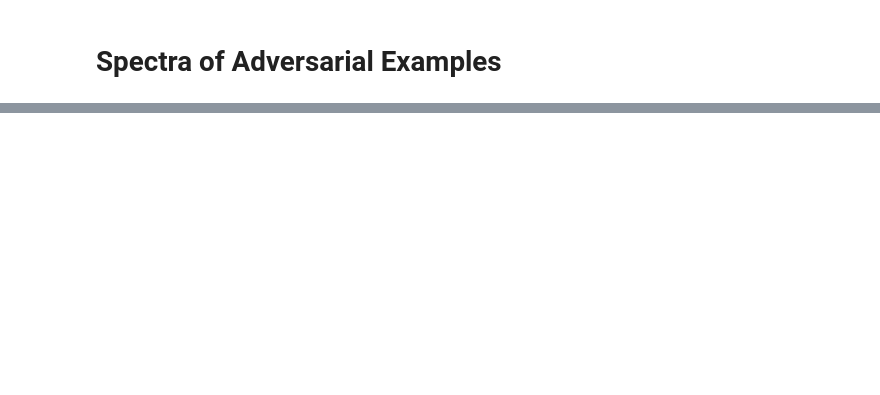
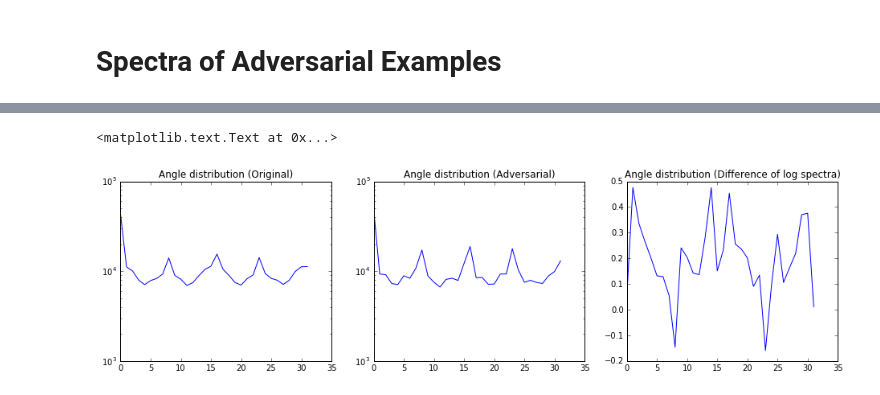
Before and after one commit to chris-code/master-thesis, a Jupyter notebook: notebooks/spectra.ipynb, the cells around one changed output, grey strips where cells are left out. Drawn from its saved outputs; the diff is of its cells as text; code cells hidden in the pictures; blank space fills up the shorter version.

```diff
--- a/notebooks/spectra.ipynb
+++ b/notebooks/spectra.ipynb
@@ -57,0 +22,38 @@ difference_of_log_spectra = np.log(original_spectrum) - np.log(adversarial_spect
+# %%
+original_spectrum = None
+original_spectrum_count = 0
+adversarial_spectrum = None
+adversarial_spectrum_count = 0
+
+classcount = 0
+for start_pic_name in os.listdir(AE_ROOT):
+    if not os.path.isdir(AE_ROOT + '/' + start_pic_name):
+        continue
+    classcount += 1
+    if classcount > 10: break
+
+    for out_file_name in os.listdir(AE_ROOT + '/' + start_pic_name):
+        out_file_path = AE_ROOT + '/' + start_pic_name + '/' + out_file_name
+
+        ae_image = np.load(out_file_path)
+        ae_image_gray = adex.data.grayvalue_image(ae_image)
+        ae_image_spectrum = adex.data.get_spectrum(ae_image_gray)
+
+        if adversarial_spectrum is None:
+            adversarial_spectrum = np.zeros_like(ae_image_spectrum)
+        adversarial_spectrum += ae_image_spectrum
+        adversarial_spectrum_count += 1
+
+    start_class_name = start_pic_name.split('_')[0]
+    #try: #FIXME remove this statement once all data is copied to local computer
+    for in_file_name in os.listdir(DATA_ROOT + '/' + start_class_name):
+        image = adex.googlenet.load_image(transformer, DATA_ROOT + '/' + start_class_name + '/' + in_file_name)
+        image_gray = adex.data.grayvalue_image(image)
+        image_spectrum = adex.data.get_spectrum(image_gray)
+
+        if original_spectrum is None:
+            original_spectrum = np.zeros_like(image_spectrum)
+        original_spectrum += image_spectrum
+        original_spectrum_count += 1
+    #except OSError:
+    #    pass
@@ -98,8 +111,8 @@ def activity_distribution(spectrum, range_bins, angle_bins):
         angle_distribution[0, angle_index] += value
         angle_distribution[1, angle_index] += 1
 
-    distance_distribution = distance_distribution[0] / (distance_distribution[1] + 1)
-    angle_distribution = angle_distribution[0] / (angle_distribution[1] + 1)
+    distance_distribution = distance_distribution[0] / (distance_distribution[1])
+    angle_distribution = angle_distribution[0] / (angle_distribution[1])
 
     return distance_distribution, angle_distribution
 
@@ -132,20 +148,23 @@ ppt.title('Distance distribution (Difference of log spectra)')
 # %%
 ppt.figure(figsize=(16, 4))
 
 ax = ppt.subplot(1, 3, 1)
 #ax.set_xscale('log')
 ax.set_yscale('log')
 ppt.plot(original_angle_distribution)
 ppt.title('Angle distribution (Original)')
 
 ax = ppt.subplot(1, 3, 2)
 #ax.set_xscale('log')
 ax.set_yscale('log')
 ppt.plot(adversarial_angle_distribution)
 ppt.title('Angle distribution (Adversarial)')
 
 ax = ppt.subplot(1, 3, 3)
 #ax.set_xscale('log')
-ax.set_yscale('log')
+#ax.set_yscale('log')
 ppt.plot(diff_angle_distribution)
 ppt.title('Angle distribution (Difference of log spectra)')
+# %% [output]
+<matplotlib.text.Text at 0x...>
+[figure, added]
```
Also changed, not shown: parts of 6 cells of this notebook, 1 other file.
